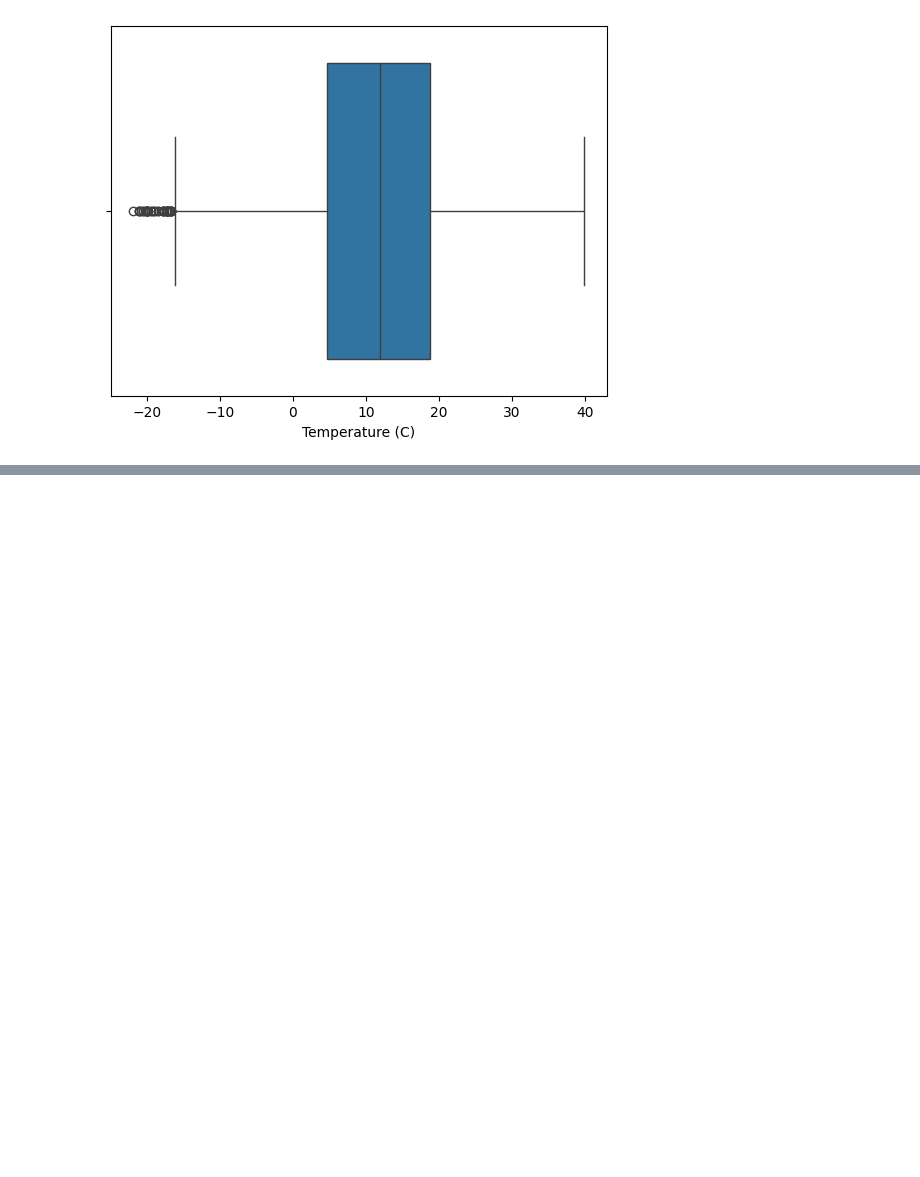
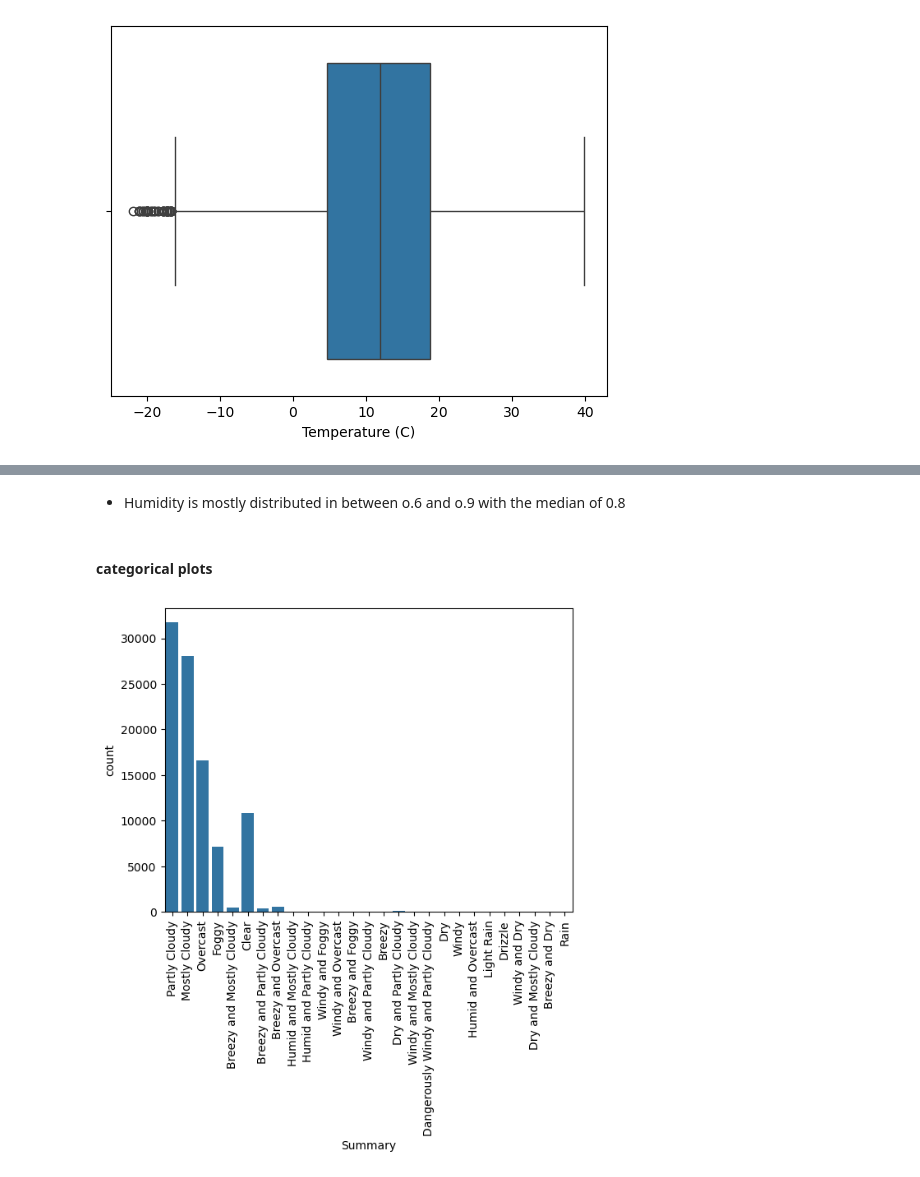
Before and after one commit to princesse85/temperature_prediction, a Jupyter notebook: Data preprocessing.ipynb, the cells around one changed output, grey strips where cells are left out. Saved outputs shown, nothing was run; the diff lists cells and outputs as text; code cells hidden in the pictures; blank space fills up the shorter version.

```diff
--- a/Data preprocessing.ipynb
+++ b/Data preprocessing.ipynb
@@ -86,0 +98,10 @@ sns.boxplot(x='Temperature (C)',data=df)
+# %% [markdown]
+* Humidity is mostly distributed in between o.6 and o.9 with the median of 0.8
+# %% [markdown]
+#### categorical plots
+# %%
+sns.countplot(x='Summary',data=df)
+plt.xticks(rotation=90)
+plt.show()
+# %% [output]
+[figure, added]
```
Also changed, not shown: parts of 17 cells of this notebook.
